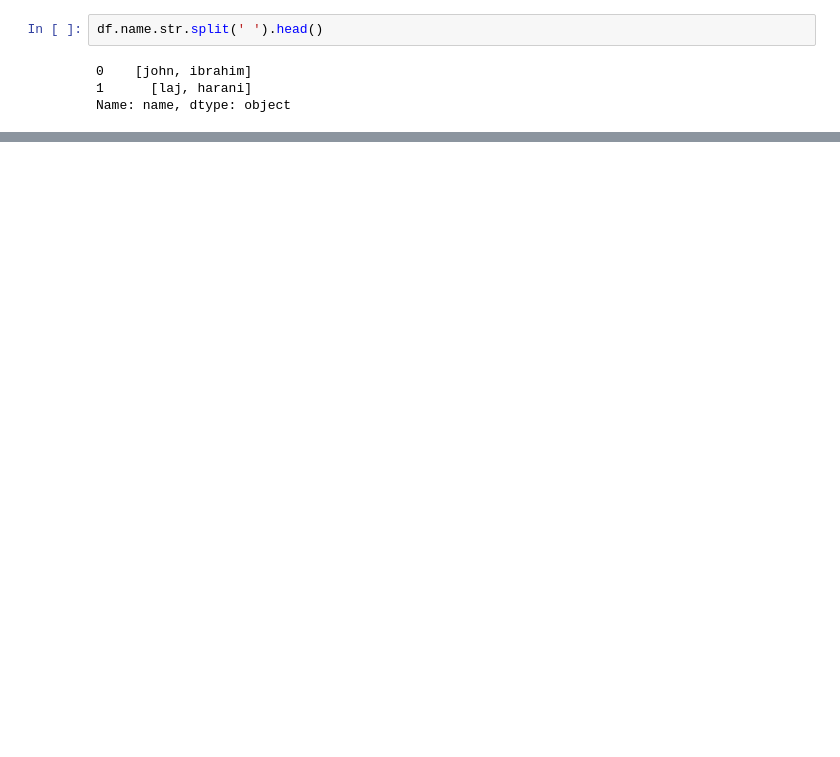
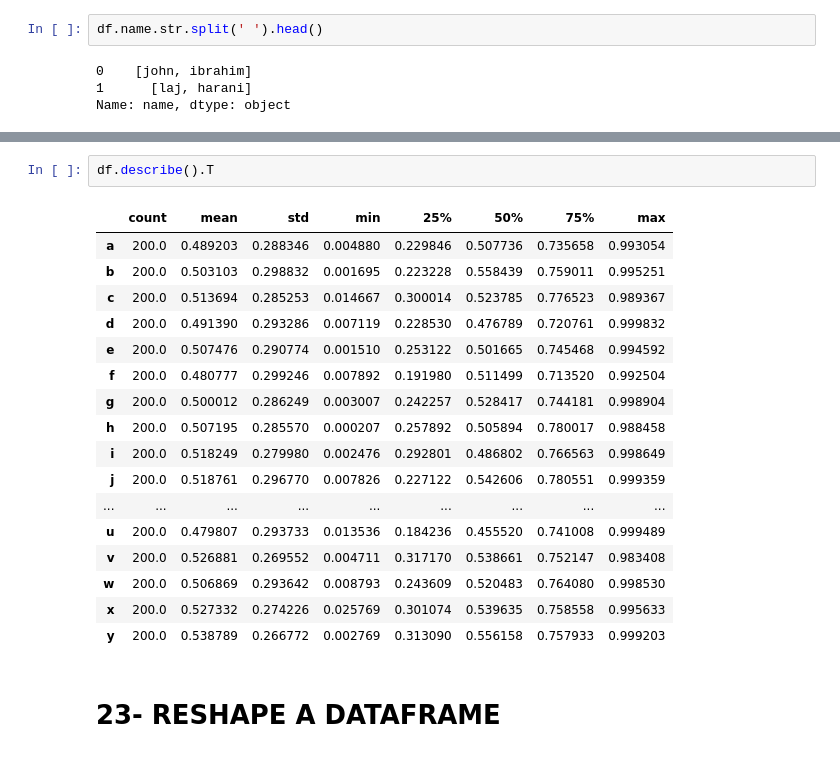
Before and after one commit to Lajwantiharani/Python, a Jupyter notebook: pandastricks.ipynb, the cells around one changed output, grey strips where cells are left out. Saved outputs shown, nothing was run; the diff lists cells and outputs as text; blank space fills up the shorter version.

```diff
--- a/pandastricks.ipynb
+++ b/pandastricks.ipynb
@@ -561,0 +875,22 @@ df
+# %%
+df.describe().T
+# %% [output]
+|  | count | mean | std | min | 25% | 50% | 75% | max |
+| a | 200.0 | 0.489203 | 0.288346 | 0.004880 | 0.229846 | 0.507736 | 0.735658 | 0.993054 |
+| b | 200.0 | 0.503103 | 0.298832 | 0.001695 | 0.223228 | 0.558439 | 0.759011 | 0.995251 |
+| c | 200.0 | 0.513694 | 0.285253 | 0.014667 | 0.300014 | 0.523785 | 0.776523 | 0.989367 |
+| d | 200.0 | 0.491390 | 0.293286 | 0.007119 | 0.228530 | 0.476789 | 0.720761 | 0.999832 |
+| e | 200.0 | 0.507476 | 0.290774 | 0.001510 | 0.253122 | 0.501665 | 0.745468 | 0.994592 |
+| f | 200.0 | 0.480777 | 0.299246 | 0.007892 | 0.191980 | 0.511499 | 0.713520 | 0.992504 |
+| g | 200.0 | 0.500012 | 0.286249 | 0.003007 | 0.242257 | 0.528417 | 0.744181 | 0.998904 |
+| h | 200.0 | 0.507195 | 0.285570 | 0.000207 | 0.257892 | 0.505894 | 0.780017 | 0.988458 |
+| i | 200.0 | 0.518249 | 0.279980 | 0.002476 | 0.292801 | 0.486802 | 0.766563 | 0.998649 |
+| j | 200.0 | 0.518761 | 0.296770 | 0.007826 | 0.227122 | 0.542606 | 0.780551 | 0.999359 |
+| ... | ... | ... | ... | ... | ... | ... | ... | ... |
+| u | 200.0 | 0.479807 | 0.293733 | 0.013536 | 0.184236 | 0.455520 | 0.741008 | 0.999489 |
+| v | 200.0 | 0.526881 | 0.269552 | 0.004711 | 0.317170 | 0.538661 | 0.752147 | 0.983408 |
+| w | 200.0 | 0.506869 | 0.293642 | 0.008793 | 0.243609 | 0.520483 | 0.764080 | 0.998530 |
+| x | 200.0 | 0.527332 | 0.274226 | 0.025769 | 0.301074 | 0.539635 | 0.758558 | 0.995633 |
+| y | 200.0 | 0.538789 | 0.266772 | 0.002769 | 0.313090 | 0.556158 | 0.757933 | 0.999203 |
+# %% [markdown]
+# 23- RESHAPE A DATAFRAME
```
Also changed, not shown: parts of 46 cells of this notebook, 4 other files.
